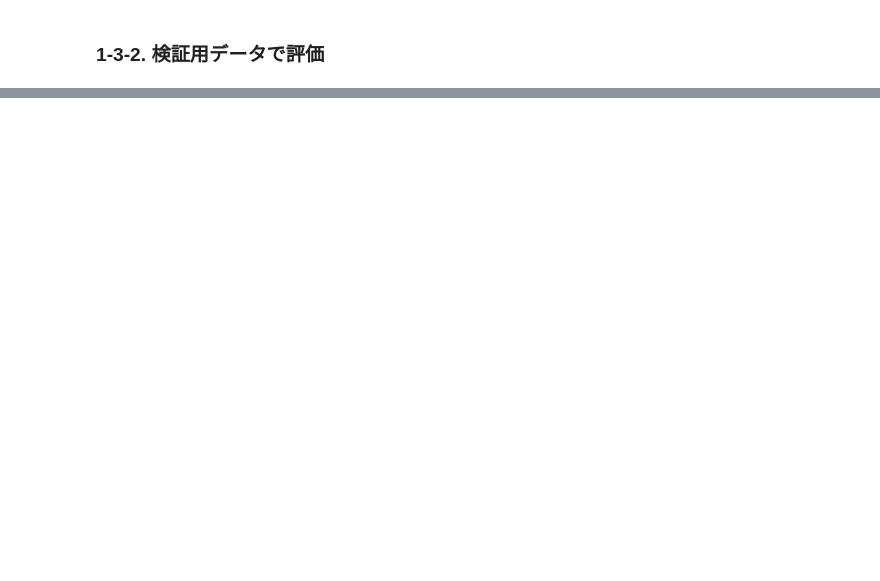
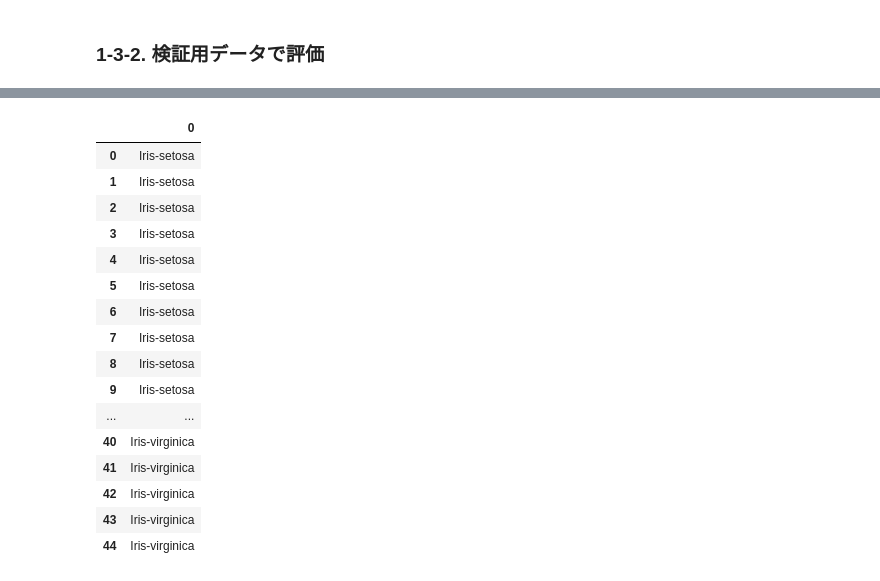
Before and after one commit to Atsuhiko/Lesson_1, a Jupyter notebook: L1.ipynb, the cells around one changed output, grey strips where cells are left out. Cells and saved outputs as stored; diff of their text form; code cells hidden in the pictures; blank space fills up the shorter version.

```diff
--- a/L1.ipynb
+++ b/L1.ipynb
@@ -139,3 +177,23 @@ Open Accuracy: 0.9555555555555556
+# %%
+y_pred
+# %% [output]
+|  | 0 |
+| 0 | Iris-setosa |
+| 1 | Iris-setosa |
+| 2 | Iris-setosa |
+| 3 | Iris-setosa |
+| 4 | Iris-setosa |
+| 5 | Iris-setosa |
+| 6 | Iris-setosa |
+| 7 | Iris-setosa |
+| 8 | Iris-setosa |
+| 9 | Iris-setosa |
+| ... | ... |
+| 40 | Iris-virginica |
+| 41 | Iris-virginica |
+| 42 | Iris-virginica |
+| 43 | Iris-virginica |
+| 44 | Iris-virginica |
 # %%
 import seaborn as sns
 from sklearn.metrics import confusion_matrix
```
Also changed, not shown: parts of 11 cells of this notebook.
